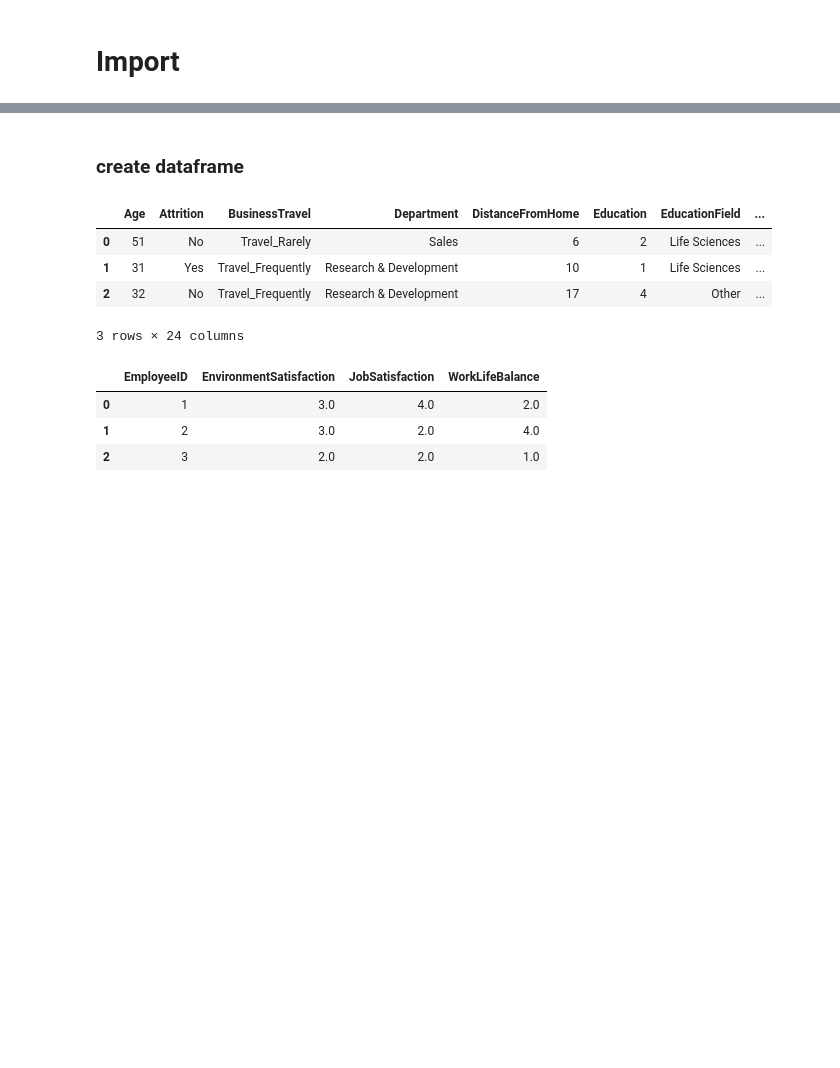
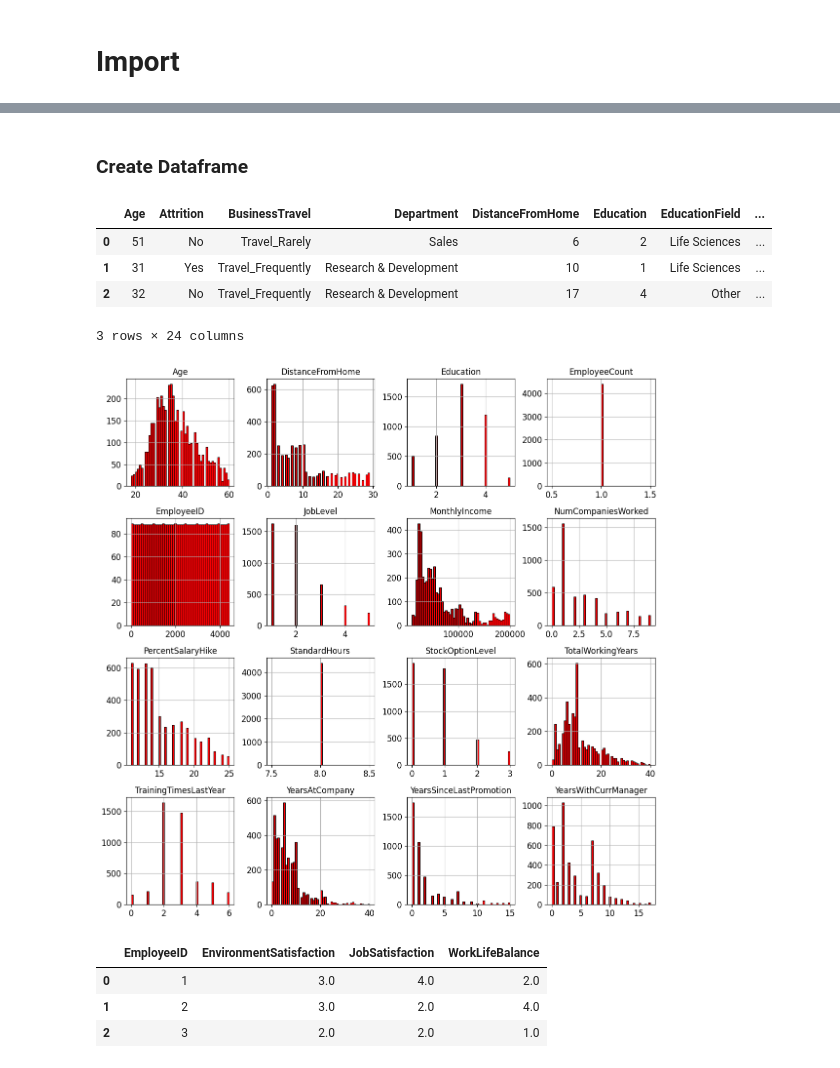
Before and after one commit to OscarPALISSOT/ML_Classifier_CESI_A4, a Jupyter notebook: notebook/Import_data.ipynb, the cells around one changed output, grey strips where cells are left out. Saved outputs shown, nothing was run; the diff lists cells and outputs as text; code cells hidden in the pictures; blank space fills up the shorter version.

Commit message:
hist

```diff
--- a/notebook/Import_data.ipynb
+++ b/notebook/Import_data.ipynb
@@ -18,8 +18,8 @@ import matplotlib.pyplot as plt
 plt.rcParams['axes.labelsize'] = 14
 plt.rcParams['xtick.labelsize'] = 12
 plt.rcParams['ytick.labelsize'] = 12
-# %% [markdown]
-### create dataframe
+# %% [markdown]
+### Create Dataframe
 # %%
 import pandas as pd
 
@@ -41,6 +41,10 @@ general_data.head(3)
 | 1 | 31 | Yes | Travel_Frequently | Research & Development | 10 | 1 | Life Sciences | ... |
 | 2 | 32 | No | Travel_Frequently | Research & Development | 17 | 4 | Other | ... |
 3 rows × 24 columns
+# %%
+charts = general_data.hist(facecolor = '#ff0005', edgecolor='#000000', linewidth=0.8, figsize=(14,14), bins=50)
+# %% [output]
+[figure, added]
 # %%
 employee_survey_data.head(3)
 # %% [output]
```
Also changed, not shown: parts of 1 cell of this notebook.
